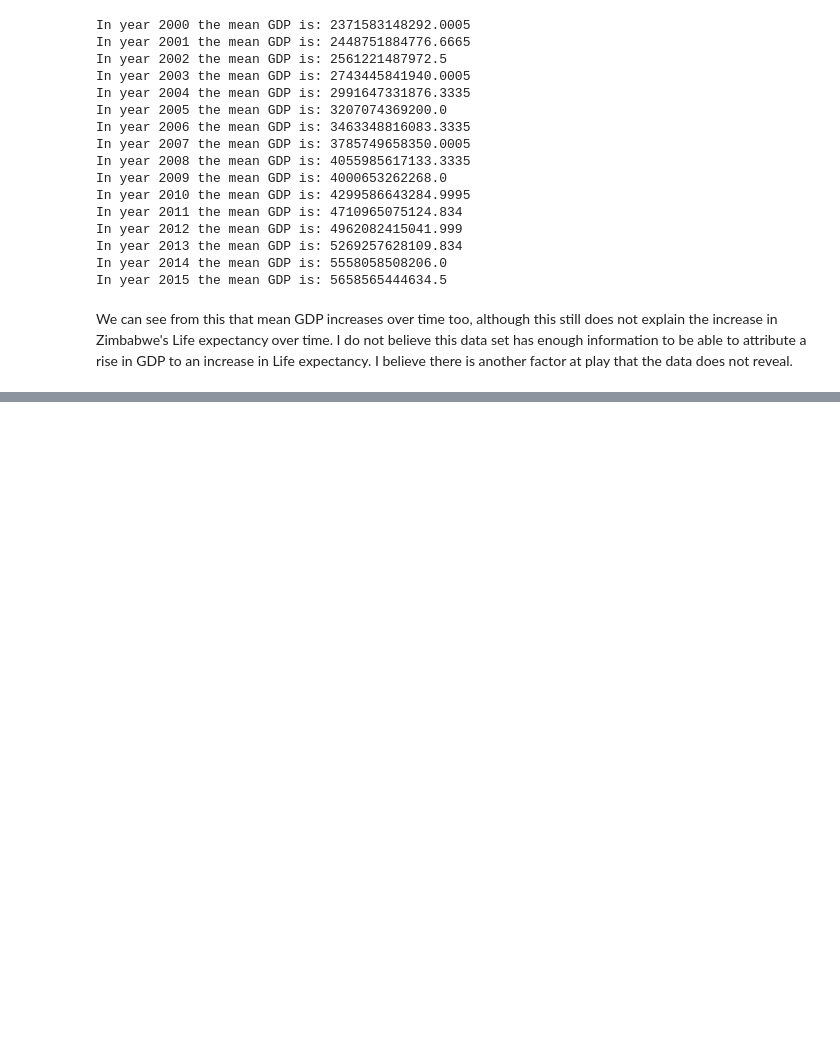
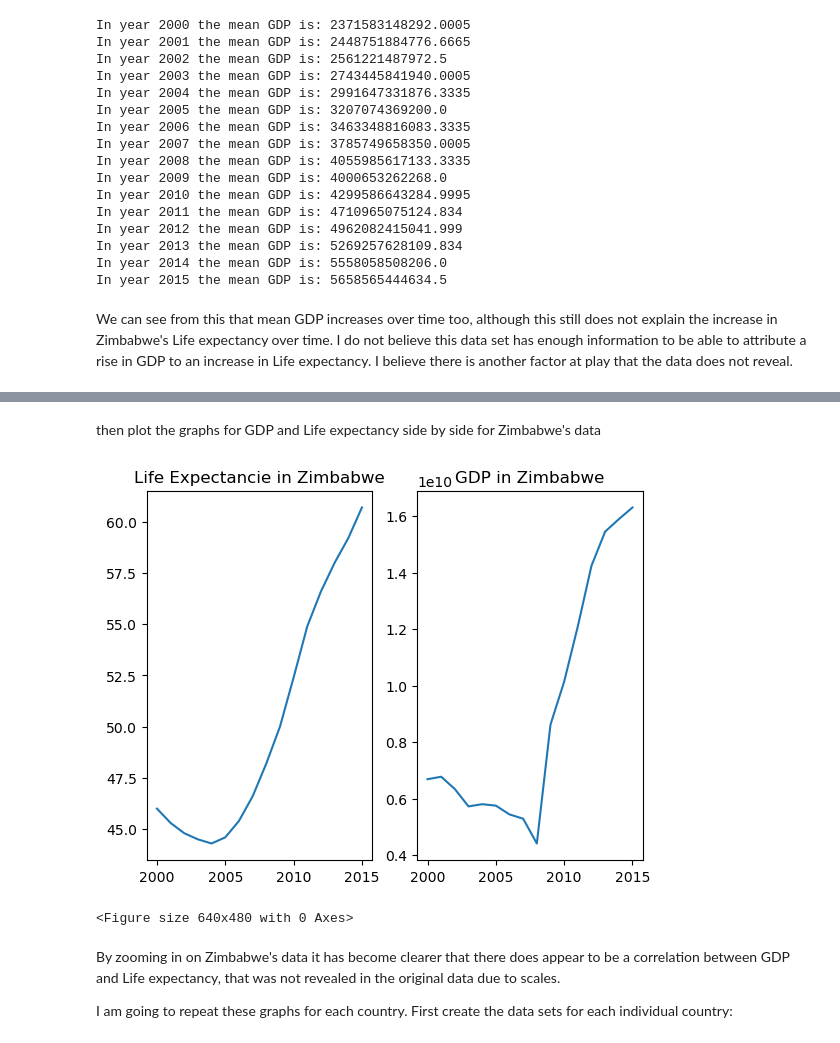
Before and after one commit to jedijoff/Life-Expectancy-and-GDP-Starter, a Jupyter notebook: life_expectancy_gdp.ipynb, the cells around one changed output, grey strips where cells are left out. Cells and saved outputs as stored; diff of their text form; code cells hidden in the pictures; blank space fills up the shorter version.

Commit message:
Add individual graphs for each country comparing GDP and Life expectancy.

```diff
--- a/life_expectancy_gdp.ipynb
+++ b/life_expectancy_gdp.ipynb
@@ -126,0 +129,3 @@ We can see from this that mean GDP increases over time too, although this still
+# %%
+zimbabwe_data = life_expectancy_data[life_expectancy_data.Country == 'Zimbabwe']
+zimbabwe_data.head(10)
@@ -126,0 +144,19 @@ We can see from this that mean GDP increases over time too, although this still
+# %% [markdown]
+then plot the graphs for GDP and Life expectancy side by side for Zimbabwe's data
+# %%
+plt.subplot(1,2,1)
+plt.plot(zimbabwe_data.Year, zimbabwe_data['Life expectancy at birth (years)'])
+plt.title('Life Expectancie in Zimbabwe')
+
+plt.subplot(1,2,2)
+plt.plot(zimbabwe_data.Year, zimbabwe_data.GDP)
+plt.title('GDP in Zimbabwe')
+plt.show()
+plt.clf()
+# %% [output]
+[figure, added]
+<Figure size 640x480 with 0 Axes>
+# %% [markdown]
+By zooming in on Zimbabwe's data it has become clearer that there does appear to be a correlation between GDP and Life expectancy, that was not revealed in the original data due to scales.
+
+I am going to repeat these graphs for each country. First create the data sets for each individual country:
```
Also changed, not shown: parts of 5 cells of this notebook.
